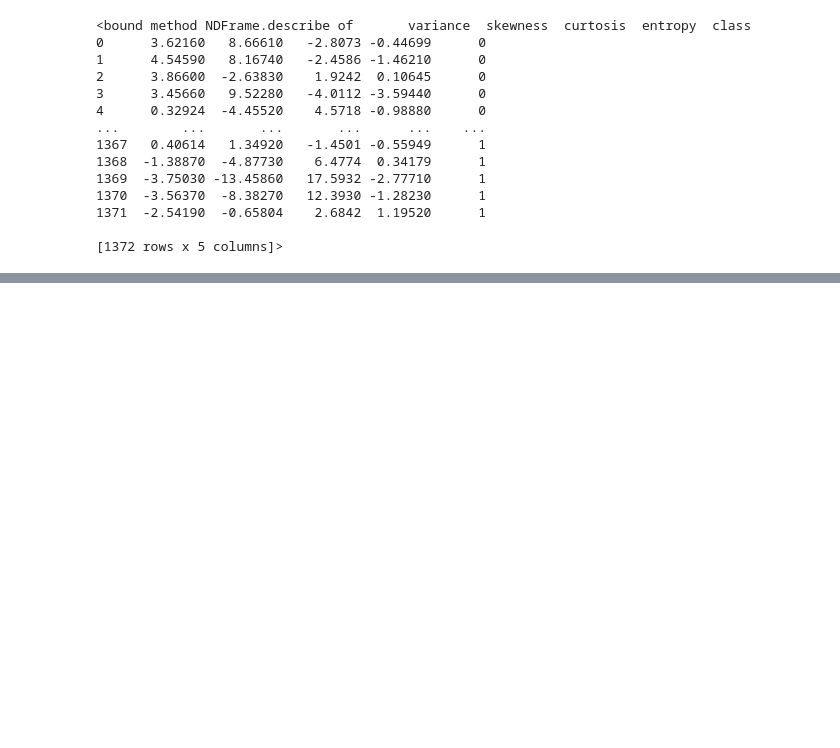
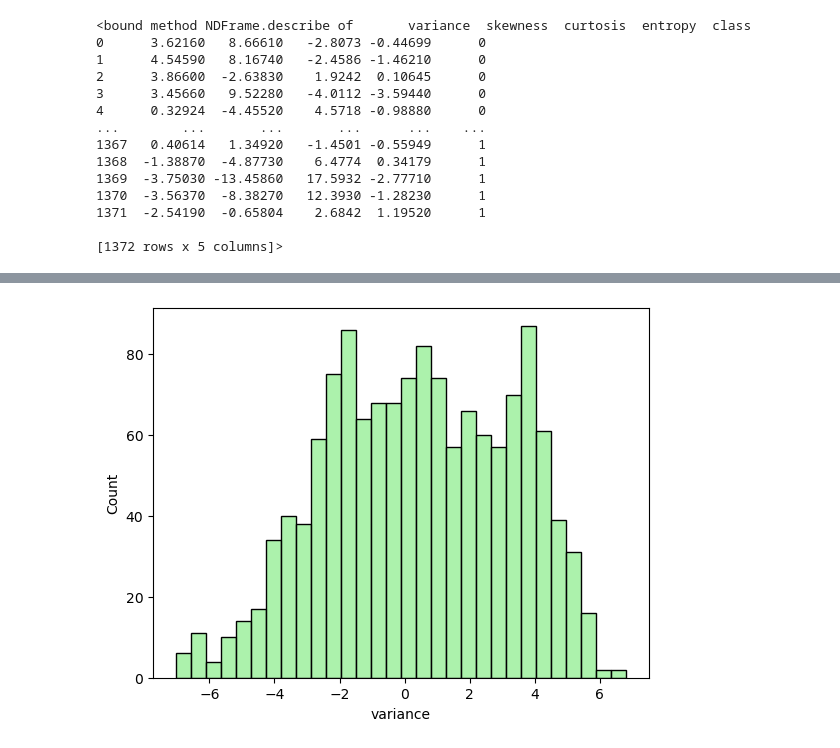
Before and after one commit to cathym20/Bank-Note-Authentication, a Jupyter notebook: banknote.ipynb, the cells around one changed output, grey strips where cells are left out. Cells and saved outputs as stored; diff of their text form; code cells hidden in the pictures; blank space fills up the shorter version.

```diff
--- a/banknote.ipynb
+++ b/banknote.ipynb
@@ -71,0 +93,5 @@ df.describe
+# %%
+sns.histplot(df['variance'],bins=30, color='lightgreen')
+plt.show()
+# %% [output]
+[figure, added]
```
Also changed, not shown: parts of 6 cells of this notebook.
